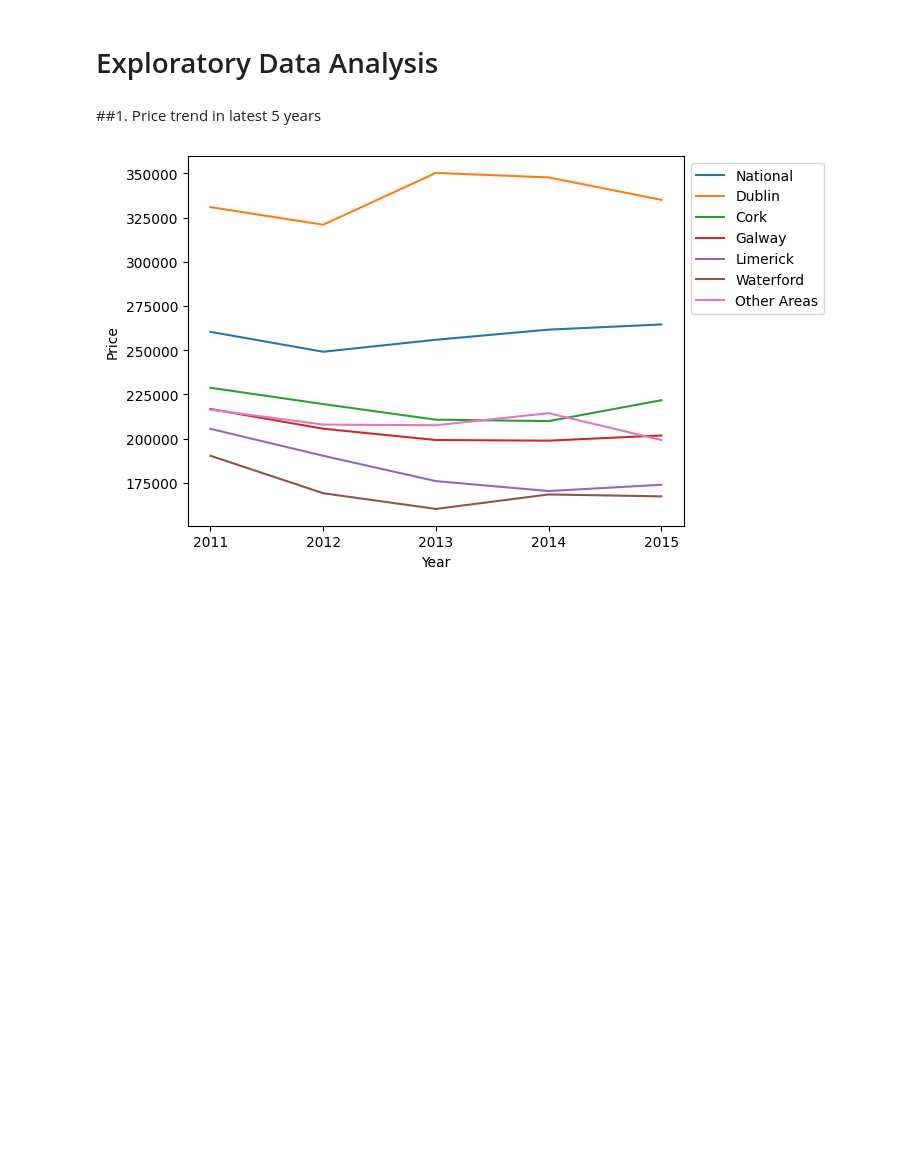
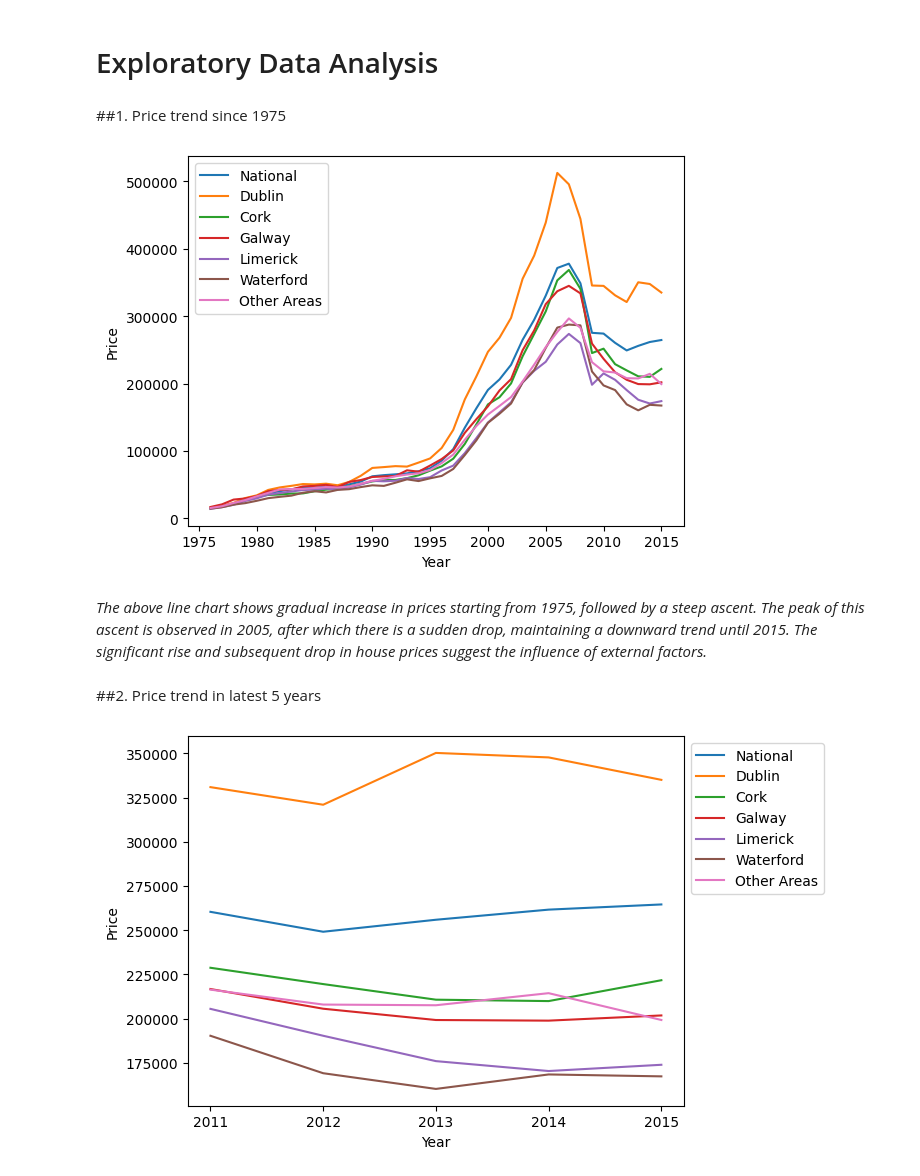
Before and after one commit to haiderali2017/my_exploratory_data_analyses, a Jupyter notebook: second_hand_house_prices_ireland/Second_hand_property_prices_area_year.ipynb, the cells around one changed output. Cells and saved outputs as stored; diff of their text form; code cells hidden in the pictures; blank space fills up the shorter version.

Commit message:
1 more visualisation added.

```diff
--- a/second_hand_house_prices_ireland/Second_hand_property_prices_area_year.ipynb
+++ b/second_hand_house_prices_ireland/Second_hand_property_prices_area_year.ipynb
@@ -158,10 +158,49 @@ dtypes: int64(8)
 memory usage: 2.6 KB
 # %% [markdown]
 # Exploratory Data Analysis
+# %% [markdown]
+
+
+##1.   Price trend since 1975
+# %%
+# x-axis array
+x = df['Year']
+
+# y-axis arrays
+y_national = np.array(df['National'])
+y_dublin = np.array(df['Dublin'])
+y_cork = np.array(df['Cork'])
+y_galway = np.array(df['Galway'])
+y_limerick = np.array(df['Limerick'])
+y_waterford = np.array(df['Waterford'])
+y_other_areas = np.array(df['Other Areas'])
+
+# plotting x-axis and
+plt.plot(x, y_national, label='National')
+plt.plot(x, y_dublin, label='Dublin')
+plt.plot(x, y_cork, label='Cork')
+plt.plot(x, y_galway, label='Galway')
+plt.plot(x, y_limerick, label='Limerick')
+plt.plot(x, y_waterford, label='Waterford')
+plt.plot(x, y_other_areas, label='Other Areas')
+
+# Add labels and legend
+plt.xlabel('Year')
+plt.ylabel('Price')
+plt.legend()
+
+# ensures that the x-axis tick labels are displayed as integers.
+plt.gca().xaxis.set_major_locator(plt.MaxNLocator(integer=True))
+
+plt.show()
+# %% [output]
+[figure, added]
+# %% [markdown]
+*The above line chart shows gradual increase in prices starting from 1975, followed by a steep ascent. The peak of this ascent is observed in 2005, after which there is a sudden drop, maintaining a downward trend until 2015. The significant rise and subsequent drop in house prices suggest the influence of external factors.*
 # %% [markdown]
 
 
-##1.   Price trend in latest 5 years
+##2.   Price trend in latest 5 years
 # %%
 # x-axis array
 # years ranging from 2011 to 2015
```
Also changed, not shown: parts of 1 cell of this notebook.
